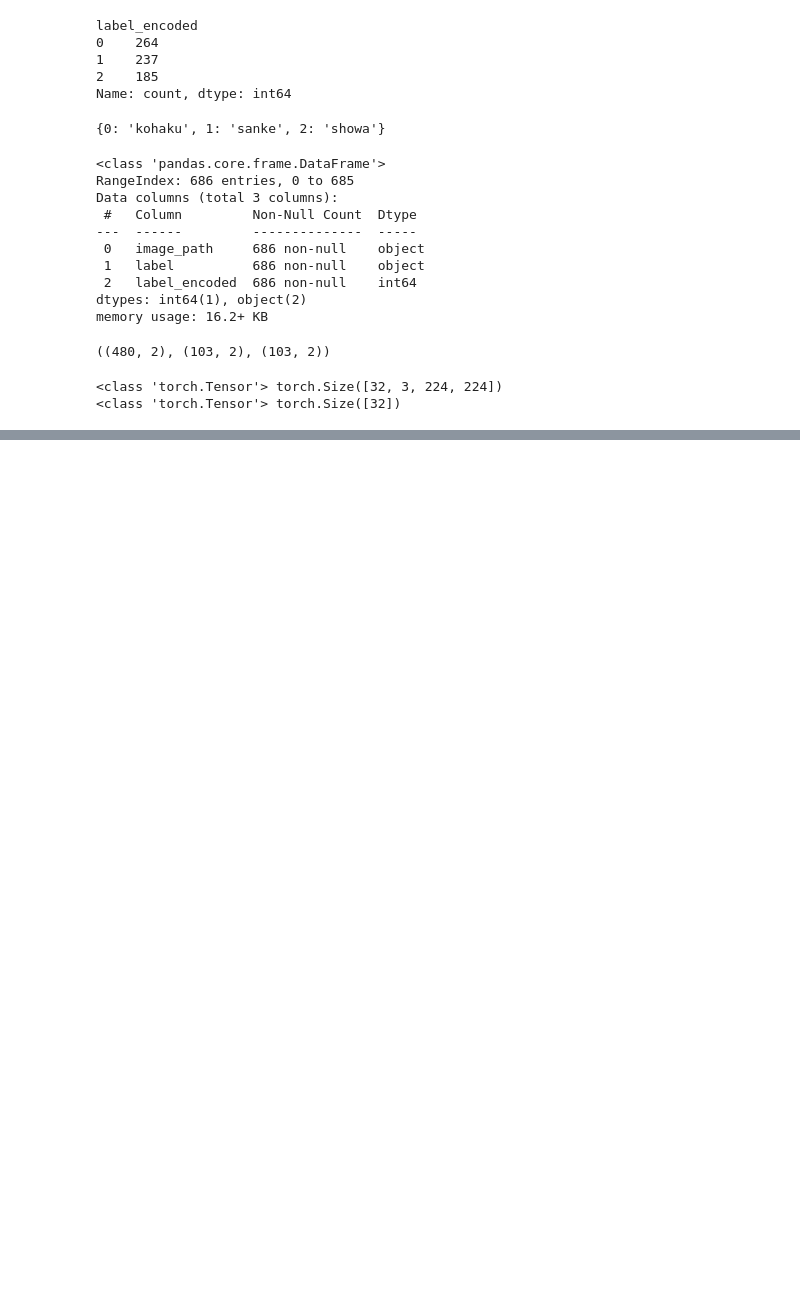
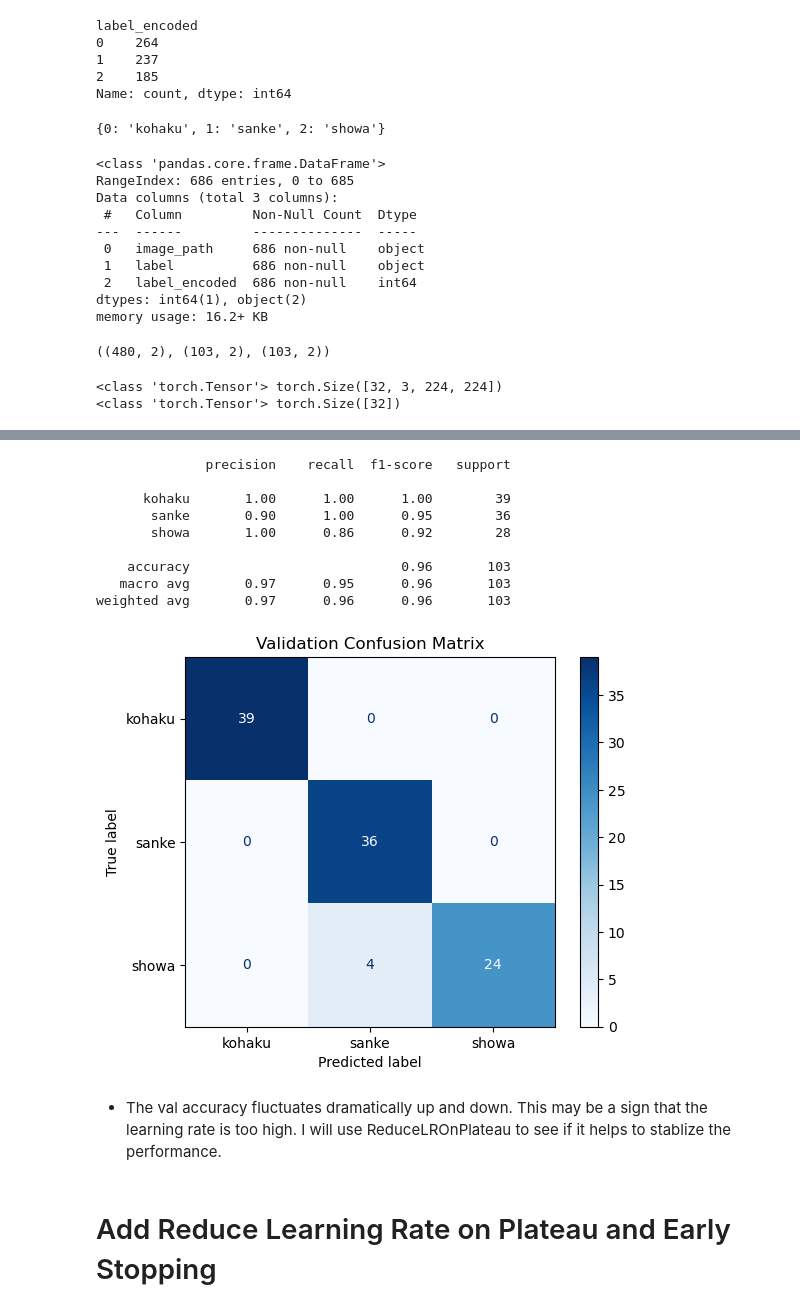
Before and after one commit to annahanslc/koi-price-prediction, a Jupyter notebook: bigger_dataset/3_Modeling_1_TrainTestSplit.ipynb, the cells around one changed output, grey strips where cells are left out. Cells and saved outputs as stored; diff of their text form; code cells hidden in the pictures; blank space fills up the shorter version.

```diff
--- a/bigger_dataset/3_Modeling_1_TrainTestSplit.ipynb
+++ b/bigger_dataset/3_Modeling_1_TrainTestSplit.ipynb
@@ -144,0 +309,28 @@ torch.Size([32, 3, 224, 224]) torch.Size([32])
+# %%
+# check the classification report
+
+print(classification_report(all_labels, all_preds, target_names=le.classes_))
+
+# create the confusion matrix
+
+cm = confusion_matrix(all_labels, all_preds)
+
+disp = ConfusionMatrixDisplay(confusion_matrix=cm, display_labels=le.classes_)
+disp.plot(cmap='Blues', values_format='d')
+plt.title("Validation Confusion Matrix")
+plt.show()
+# %% [output]
+              precision    recall  f1-score   support
+
+      kohaku       1.00      1.00      1.00        39
+       sanke       0.90      1.00      0.95        36
+       showa       1.00      0.86      0.92        28
+
+    accuracy                           0.96       103
+   macro avg       0.97      0.95      0.96       103
+weighted avg       0.97      0.96      0.96       103
+[figure, added]
+# %% [markdown]
+- The val accuracy fluctuates dramatically up and down. This may be a sign that the learning rate is too high. I will use ReduceLROnPlateau to see if it helps to stablize the performance.
+# %% [markdown]
+# Add Reduce Learning Rate on Plateau and Early Stopping
```
Also changed, not shown: parts of 26 cells of this notebook, 1 other file.
